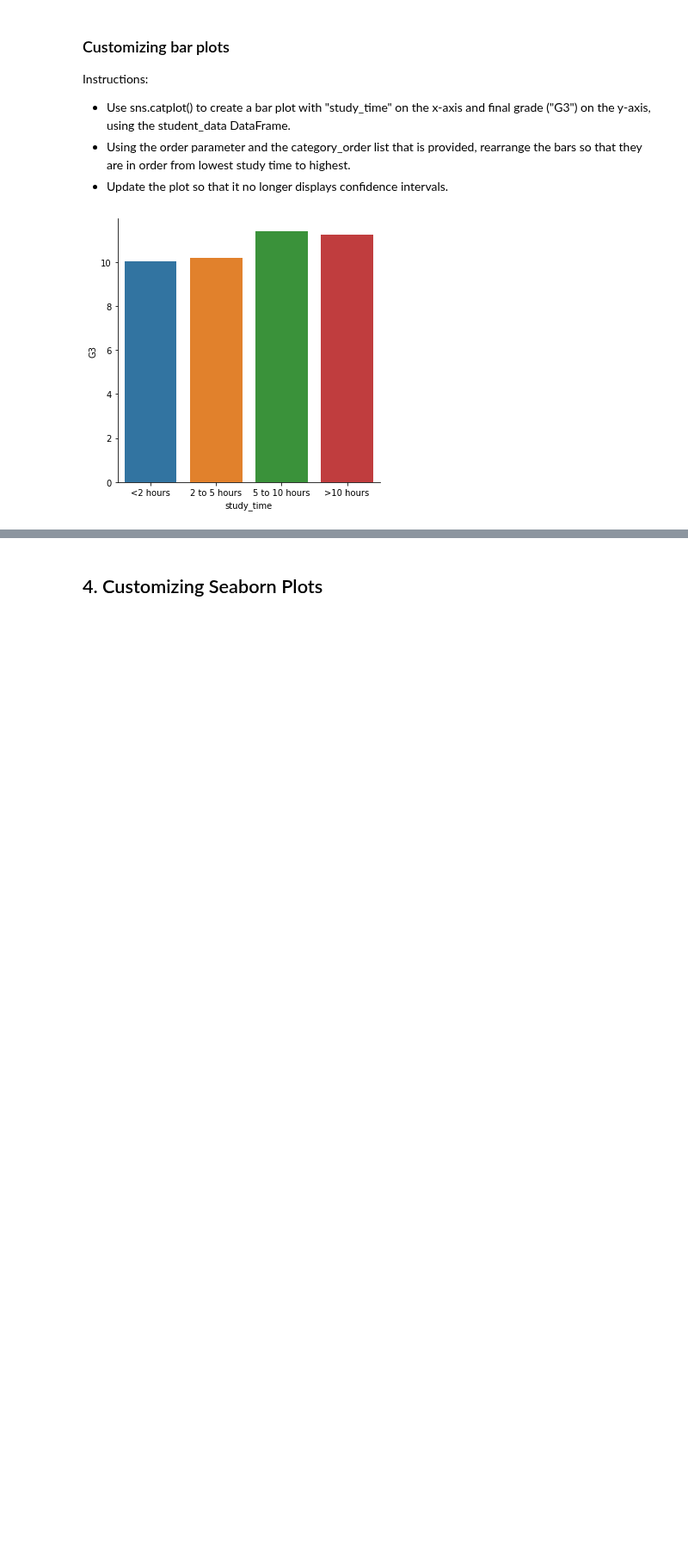
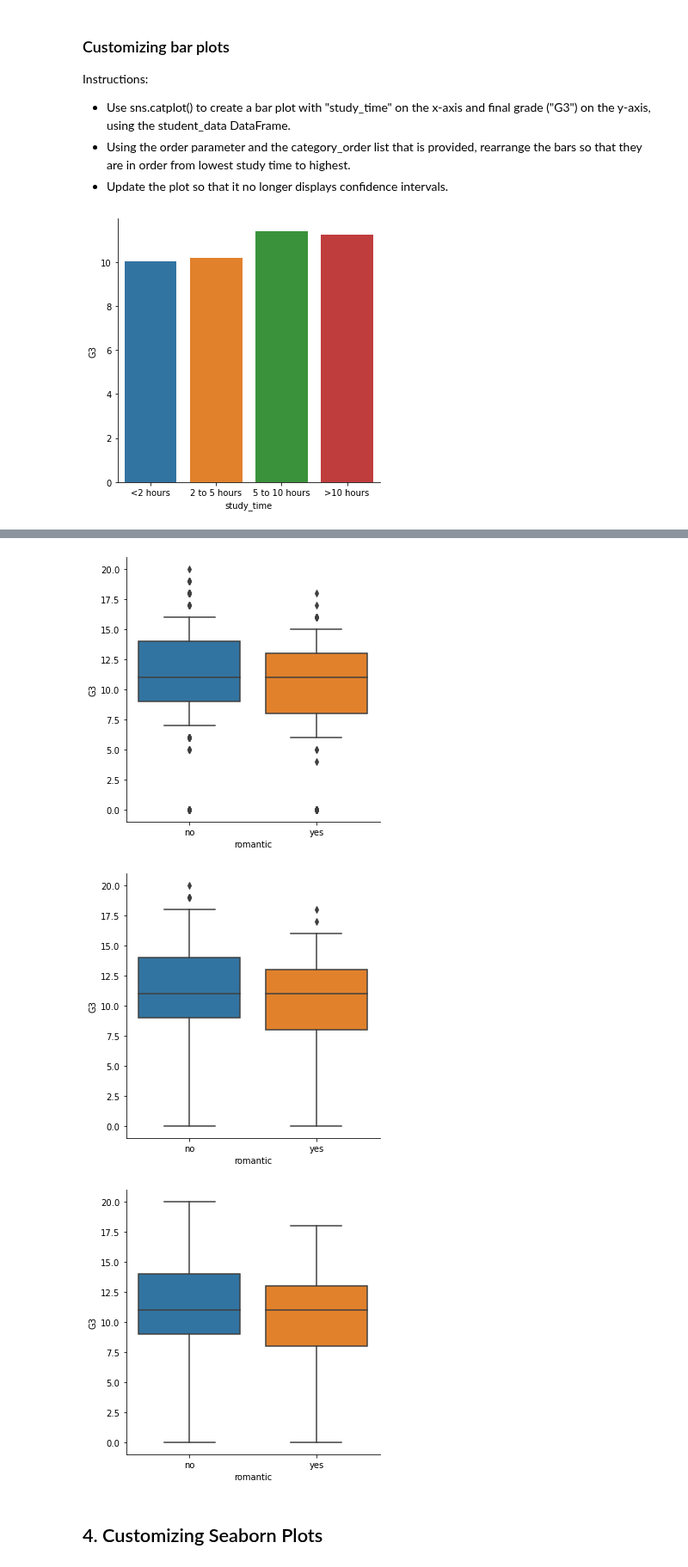
Before and after one commit to pedrogrigorio/DataCamp-Python-Data-Science-Track, a Jupyter notebook: 6-Introduction_to_Data_Visualization_with_Seaborn/notebook.ipynb, the cells around one changed output, grey strips where cells are left out. Shown at 86% size. Cells and saved outputs as stored; diff of their text form; code cells hidden in the pictures; blank space fills up the shorter version.

```diff
--- a/6-Introduction_to_Data_Visualization_with_Seaborn/notebook.ipynb
+++ b/6-Introduction_to_Data_Visualization_with_Seaborn/notebook.ipynb
@@ -300,2 +341,30 @@ plt.show()
+# %%
+# Set the whiskers to 0.5 * IQR
+sns.catplot(x="romantic", y="G3",
+            data=student_data,
+            kind="box", whis=0.5)
+
+# Show plot
+plt.show()
+
+# Set the whiskers to 0.5 * IQR
+sns.catplot(x="romantic", y="G3",
+            data=student_data,
+            kind="box", whis=[5,95])
+
+# Show plot
+#plt.show()
+
+# Set the whiskers to 0.5 * IQR
+sns.catplot(x="romantic", y="G3",
+            data=student_data,
+            kind="box", whis=[0,100])
+
+# Show plot
+plt.show()
+# %% [output]
+[figure, added]
+[figure, added]
+[figure, added]
 # %% [markdown]
 ## 4. Customizing Seaborn Plots
```
Also changed, not shown: parts of 5 cells of this notebook.
